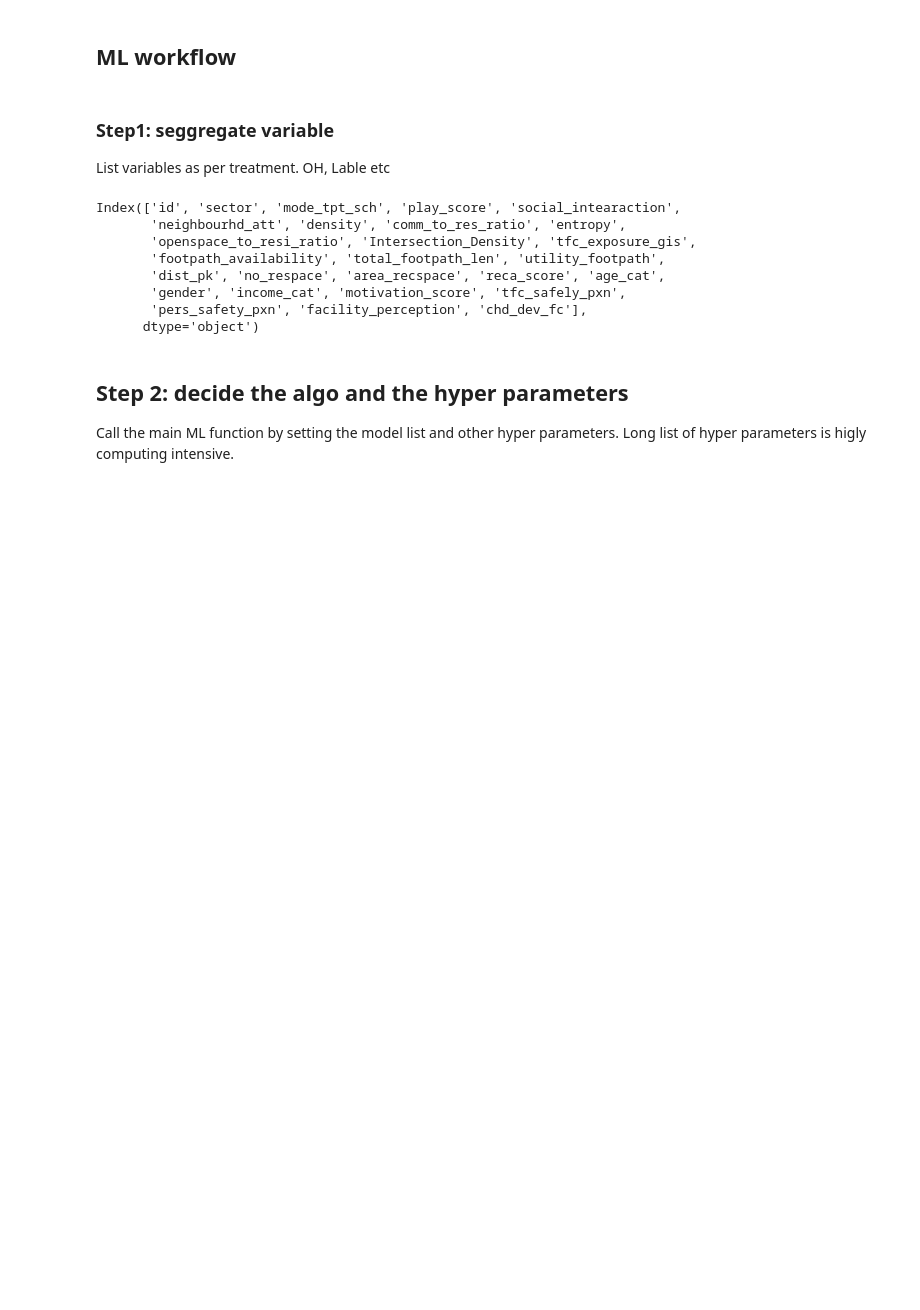
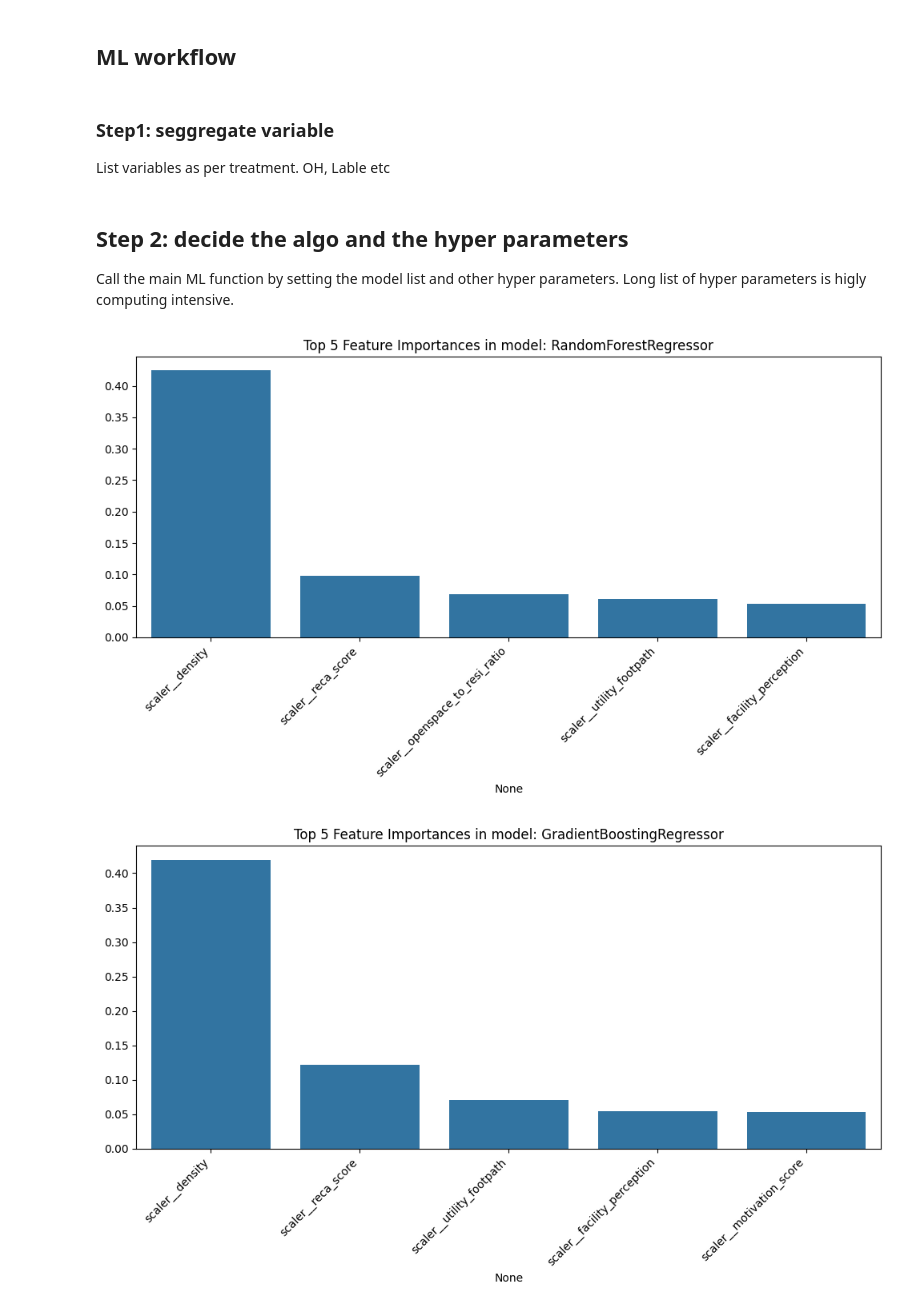
Before and after one commit to rpedram/data-science, a Jupyter notebook: svy_data_child_dev.ipynb, the cells around one changed output. Saved outputs shown, nothing was run; the diff lists cells and outputs as text; code cells hidden in the pictures; blank space fills up the shorter version.

```diff
--- a/svy_data_child_dev.ipynb
+++ b/svy_data_child_dev.ipynb
@@ -193,14 +372,3 @@ def evaluate_models_regress(df, target_variable, feature_cols, ordinal_features,
 # %% [markdown]
 ### Step1: seggregate variable
 List variables as per treatment. OH, Lable etc
-# %%
-df.columns
-# %% [output]
-Index(['id', 'sector', 'mode_tpt_sch', 'play_score', 'social_intearaction',
-       'neighbourhd_att', 'density', 'comm_to_res_ratio', 'entropy',
-       'openspace_to_resi_ratio', 'Intersection_Density', 'tfc_exposure_gis',
-       'footpath_availability', 'total_footpath_len', 'utility_footpath',
-       'dist_pk', 'no_respace', 'area_recspace', 'reca_score', 'age_cat',
-       'gender', 'income_cat', 'motivation_score', 'tfc_safely_pxn',
-       'pers_safety_pxn', 'facility_perception', 'chd_dev_fc'],
-      dtype='object')
@@ -209,15 +381,16 @@ Index(['id', 'sector', 'mode_tpt_sch', 'play_score', 'social_intearaction',
 target_variable = 'chd_dev_fc'
 
 # 2. Feature selection (keep experimenting with features)
-feature_cols = [ 'mode_tpt_sch', 'sector', 'density', 'comm_to_res_ratio', 'entropy',
+feature_cols = [ 'sector', 'density', 'comm_to_res_ratio', 'entropy',
        'openspace_to_resi_ratio', 'Intersection_Density', 'tfc_exposure_gis',
        'footpath_availability', 'total_footpath_len', 'utility_footpath',
        'dist_pk', 'no_respace', 'area_recspace', 'reca_score', 'age_cat',
-       'gender', 'income_cat', 'motivation_score', 'tfc_safely_pxn',
-       'pers_safety_pxn', 'facility_perception']  # Example features
+        'income_cat', 'motivation_score', 'tfc_safely_pxn',
+       'pers_safety_pxn', 'facility_perception','mode_tpt_sch','gender']  # Example features
+  # Example features
 # 3. Define exclude column - this will not churn the column in Standard Scalar in ppl and mantain ordinality
 # Put your lable encoded and manually encoded ordinal coln here
-exclude_cols=['indep_mob'] # excluded is binary to bypass scalar
+exclude_cols=['mode_tpt_sch','gender'] # excluded is binary to bypass scalar
 # 4. Specify columns for different encoding types
 ordinal_features = []
 onehot_features = ['sector']
@@ -227,31 +400,34 @@ Call the main ML function by setting the model list and other hyper parameters.
 # %%
 from tabulate import tabulate
 
 # Calling the ML function
 # List the modules you want to run
 # Set parameter - warning be pragmatic else pgme will run for eternity in colab
 models = {
     'RandomForestRegressor': RandomForestRegressor(),
     'GradientBoostingRegressor': GradientBoostingRegressor(),
     'LinearRegression': LinearRegression(),
     'RidgeRegression':Ridge(),
     'LassoRegression':Lasso()
 }
 
 
 
-
+# Hyper parameter tuning
 param_grids = {
     'RandomForestRegressor': {'model__n_estimators': [50, 100, 200], 'model__max_depth': [3, 5, 8]},
     'GradientBoostingRegressor': {'model__n_estimators': [50, 100, 200], 'model__learning_rate': [0.01, 0.1, 0.5]},
-    # No parameters to tune for Linear Regression by default
-    'Lasso': {'model__alpha': [0.01, 0.1, 1, 10]},  #  values for 'alpha' for lasso
+    #  parameters to tune for Linear Regression by default is nil. trying to fit intercept
+    'LinearRegression': {'model__fit_intercept': [True, False]},
+    'Lasso': {'model__alpha': [10**-4, 10**-3, 10**-2, 10**-1, 1]},  #  values for 'alpha' for lasso
     'Ridge': {'model__alpha': [0.01, 0.1, 1, 10]}   # Sample values for 'alpha' for ridge- log scale
 }
 
-results_df = evaluate_models_regress(df.copy(), target_variable, feature_cols, ordinal_features,
+results_df = evaluate_models_regress(df, target_variable, feature_cols, ordinal_features,
                                      onehot_features, exclude_cols, models, param_grids)
 
 # Tabulate the Results
 print(tabulate(results_df, headers='keys', tablefmt='fancy_grid'))
 # %% [output]
+[figure, added]
+[figure, added]
```
Also changed, not shown: parts of 12 cells of this notebook.
